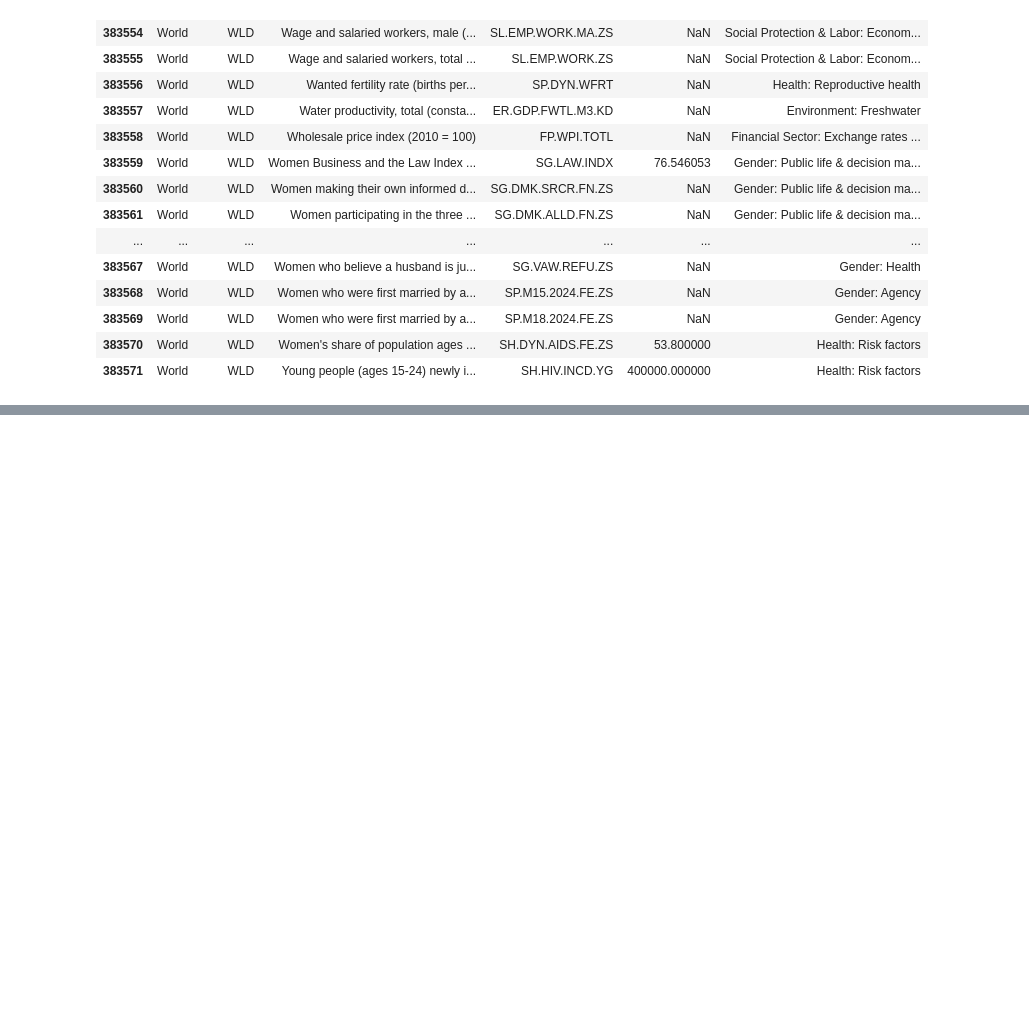
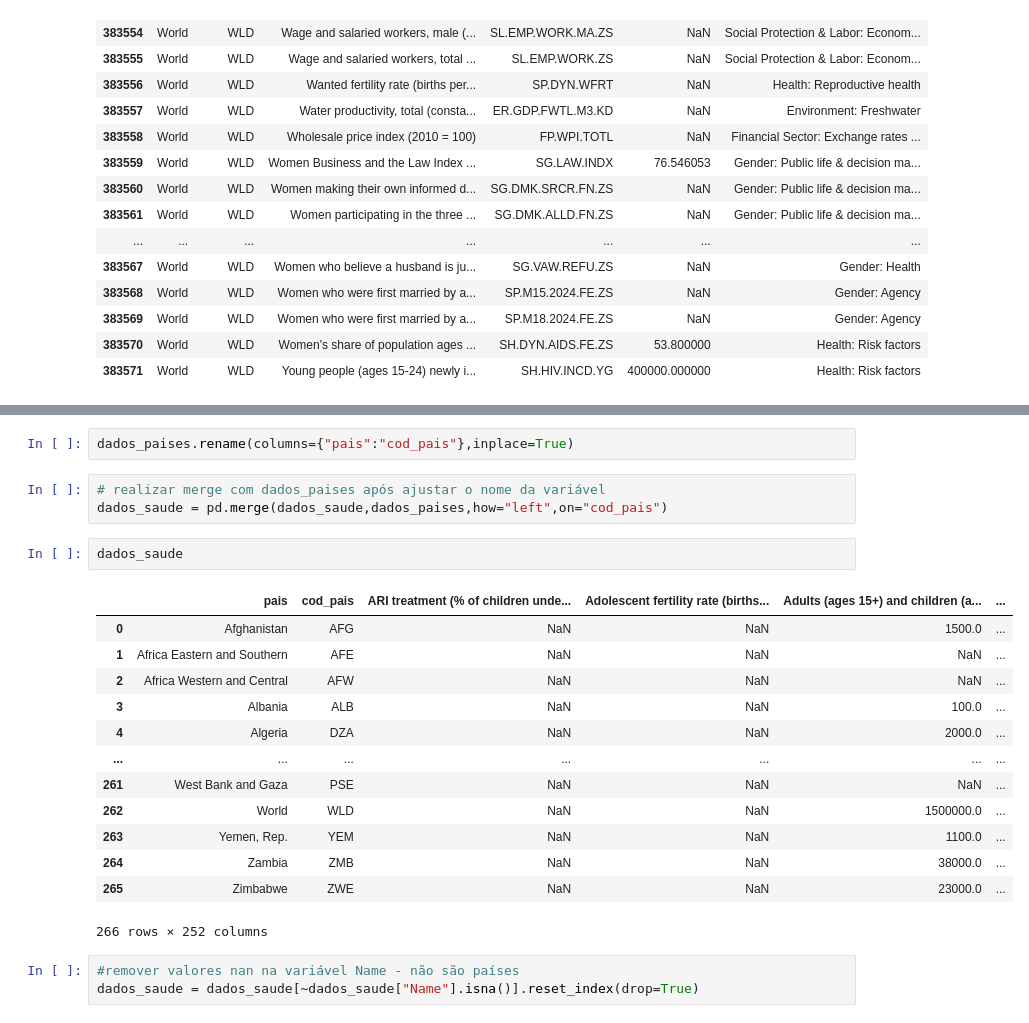
Before and after one commit to blsribeiro83/mba-data-science, a Jupyter notebook: 03-data-wrangling/data_wrangling_III.ipynb, the cells around one changed output, grey strips where cells are left out. Drawn from its saved outputs; the diff is of its cells as text; blank space fills up the shorter version.

```diff
--- a/03-data-wrangling/data_wrangling_III.ipynb
+++ b/03-data-wrangling/data_wrangling_III.ipynb
@@ -103,0 +144,24 @@ dados_saude = dados_wdi
+# %%
+dados_paises.rename(columns={"pais":"cod_pais"},inplace=True)
+# %%
+# realizar merge com dados_paises após ajustar o nome da variável
+dados_saude = pd.merge(dados_saude,dados_paises,how="left",on="cod_pais")
+# %%
+dados_saude
+# %% [output]
+|  | pais | cod_pais | ARI treatment (% of children unde... | Adolescent fertility rate (births... | Adults (ages 15+) and children (a... | ... |
+| 0 | Afghanistan | AFG | NaN | NaN | 1500.0 | ... |
+| 1 | Africa Eastern and Southern | AFE | NaN | NaN | NaN | ... |
+| 2 | Africa Western and Central | AFW | NaN | NaN | NaN | ... |
+| 3 | Albania | ALB | NaN | NaN | 100.0 | ... |
+| 4 | Algeria | DZA | NaN | NaN | 2000.0 | ... |
+| ... | ... | ... | ... | ... | ... | ... |
+| 261 | West Bank and Gaza | PSE | NaN | NaN | NaN | ... |
+| 262 | World | WLD | NaN | NaN | 1500000.0 | ... |
+| 263 | Yemen, Rep. | YEM | NaN | NaN | 1100.0 | ... |
+| 264 | Zambia | ZMB | NaN | NaN | 38000.0 | ... |
+| 265 | Zimbabwe | ZWE | NaN | NaN | 23000.0 | ... |
+266 rows × 252 columns
+# %%
+#remover valores nan na variável Name - não são países
+dados_saude = dados_saude[~dados_saude["Name"].isna()].reset_index(drop=True)
```
Also changed, not shown: parts of 8 cells of this notebook, 1 other file.
